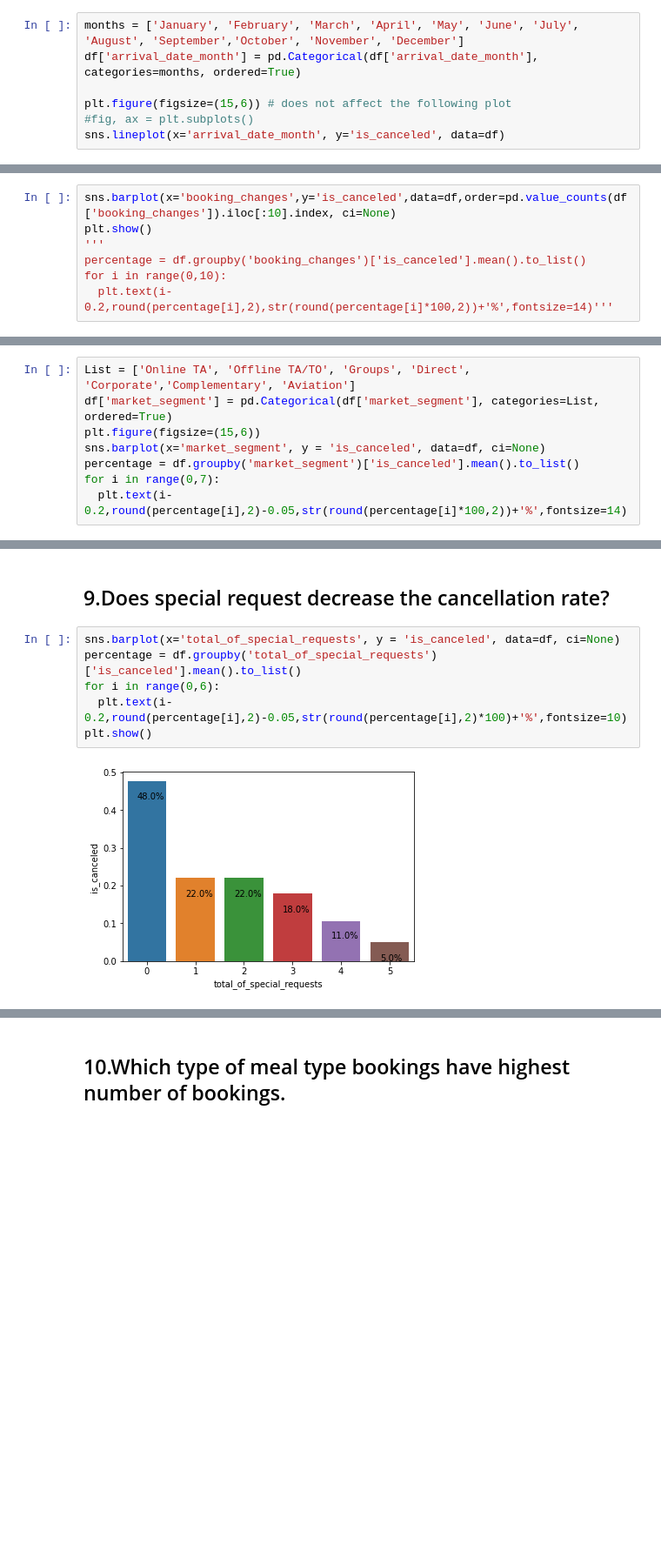
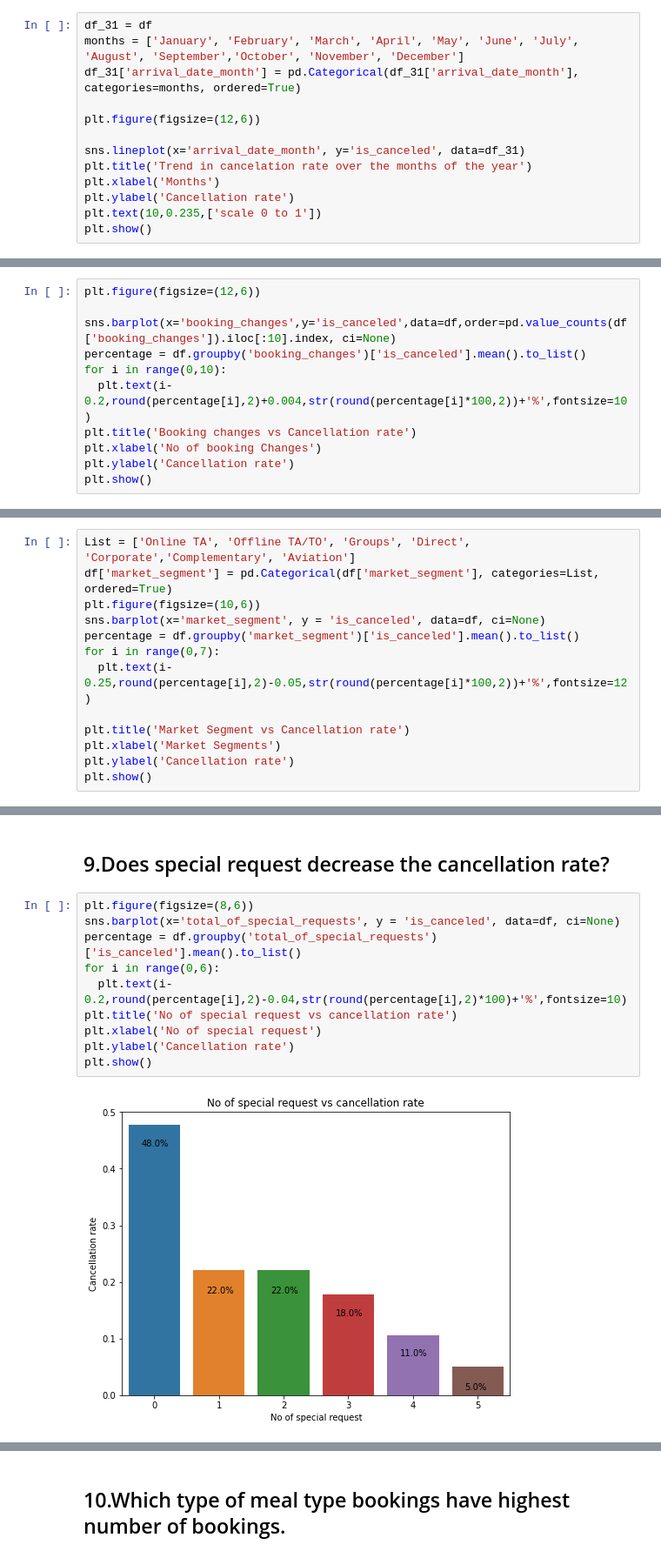
Before and after one commit to Shyamsundarkanaka/Hotel-Booking-Analysis, a Jupyter notebook: Hotel_Booking_Analysis_Capstone_Project.ipynb, the cells around one changed output, grey strips where cells are left out. Shown: that part at 87% size. Drawn from its saved outputs; the diff is of its cells as text; blank space fills up the shorter version.

```diff
--- a/Hotel_Booking_Analysis_Capstone_Project.ipynb
+++ b/Hotel_Booking_Analysis_Capstone_Project.ipynb
@@ -296,8 +382,14 @@ df['is_not_canceled'] = df.is_canceled.apply(lambda x: compliment(x))
 # %%
+df_31 = df
 months = ['January', 'February', 'March', 'April', 'May', 'June', 'July', 'August', 'September','October', 'November', 'December']
-df['arrival_date_month'] = pd.Categorical(df['arrival_date_month'], categories=months, ordered=True)
+df_31['arrival_date_month'] = pd.Categorical(df_31['arrival_date_month'], categories=months, ordered=True)
 
-plt.figure(figsize=(15,6)) # does not affect the following plot
-#fig, ax = plt.subplots()
-sns.lineplot(x='arrival_date_month', y='is_canceled', data=df)
+plt.figure(figsize=(12,6))
+
+sns.lineplot(x='arrival_date_month', y='is_canceled', data=df_31)
+plt.title('Trend in cancelation rate over the months of the year')
+plt.xlabel('Months')
+plt.ylabel('Cancellation rate')
+plt.text(10,0.235,['scale 0 to 1'])
+plt.show()
 # %% [output]
@@ -333,10 +413,14 @@ df.booking_changes.value_counts()[:10]
 9         8
 Name: booking_changes, dtype: int64
 # %%
+plt.figure(figsize=(12,6))
+
 sns.barplot(x='booking_changes',y='is_canceled',data=df,order=pd.value_counts(df['booking_changes']).iloc[:10].index, ci=None)
-plt.show()
-'''
 percentage = df.groupby('booking_changes')['is_canceled'].mean().to_list()
 for i in range(0,10):
-  plt.text(i-0.2,round(percentage[i],2),str(round(percentage[i]*100,2))+'%',fontsize=14)'''
+  plt.text(i-0.2,round(percentage[i],2)+0.004,str(round(percentage[i]*100,2))+'%',fontsize=10)
+plt.title('Booking changes vs Cancellation rate')
+plt.xlabel('No of booking Changes')
+plt.ylabel('Cancellation rate')
+plt.show()
 # %% [output]
@@ -431,9 +521,14 @@ plt.show()
 # %%
 List = ['Online TA', 'Offline TA/TO', 'Groups', 'Direct', 'Corporate','Complementary', 'Aviation']
 df['market_segment'] = pd.Categorical(df['market_segment'], categories=List, ordered=True)
-plt.figure(figsize=(15,6))
+plt.figure(figsize=(10,6))
 sns.barplot(x='market_segment', y = 'is_canceled', data=df, ci=None)
 percentage = df.groupby('market_segment')['is_canceled'].mean().to_list()
 for i in range(0,7):
-  plt.text(i-0.2,round(percentage[i],2)-0.05,str(round(percentage[i]*100,2))+'%',fontsize=14)
+  plt.text(i-0.25,round(percentage[i],2)-0.05,str(round(percentage[i]*100,2))+'%',fontsize=12)
+
+plt.title('Market Segment vs Cancellation rate')
+plt.xlabel('Market Segments')
+plt.ylabel('Cancellation rate')
+plt.show()
 # %% [output]
@@ -459,10 +562,14 @@ plt.show()
 # %% [markdown]
 ## 9.Does special request decrease the cancellation rate?
 # %%
+plt.figure(figsize=(8,6))
 sns.barplot(x='total_of_special_requests', y = 'is_canceled', data=df, ci=None)
 percentage = df.groupby('total_of_special_requests')['is_canceled'].mean().to_list()
 for i in range(0,6):
-  plt.text(i-0.2,round(percentage[i],2)-0.05,str(round(percentage[i],2)*100)+'%',fontsize=10)
+  plt.text(i-0.2,round(percentage[i],2)-0.04,str(round(percentage[i],2)*100)+'%',fontsize=10)
+plt.title('No of special request vs cancellation rate')
+plt.xlabel('No of special request')
+plt.ylabel('Cancellation rate')
 plt.show()
 # %% [output]
-[figure, old version]
+[figure, new version]
```
Also changed, not shown: parts of 39 cells of this notebook.
